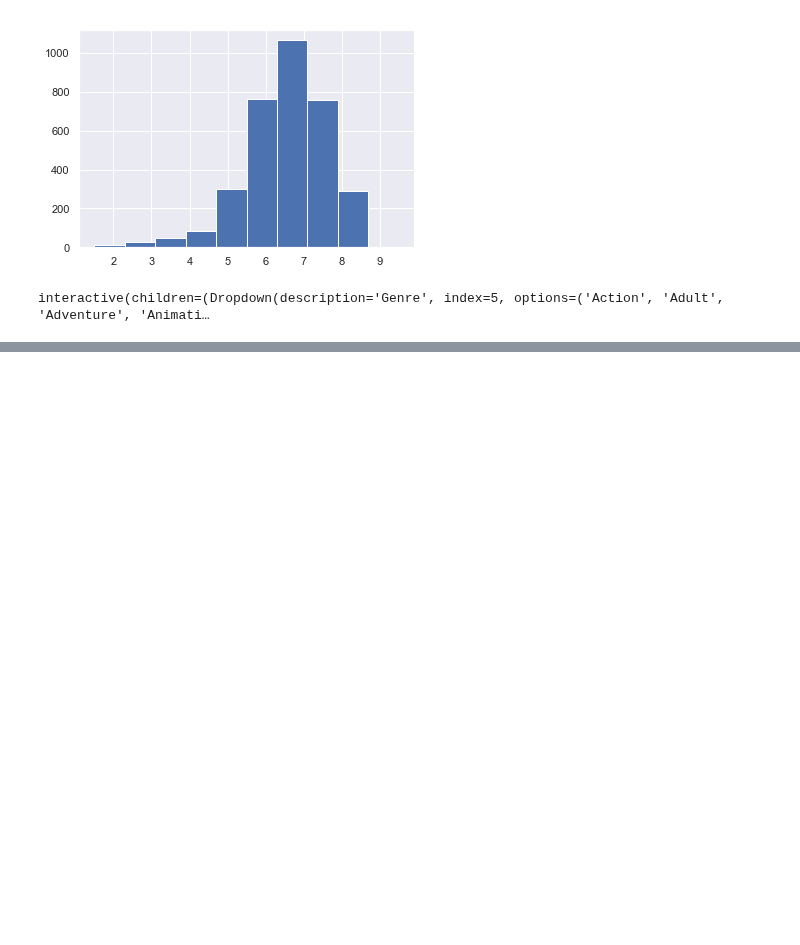
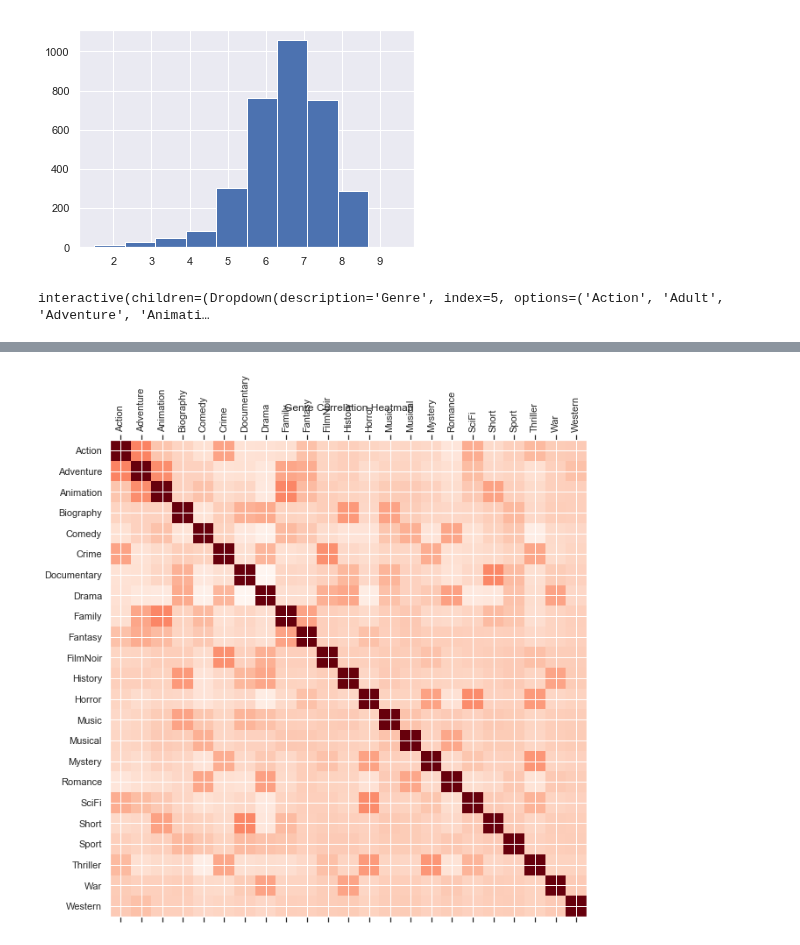
Before and after one commit to NumEconCopenhagen/projects-2019-credible-threats, a Jupyter notebook: dataproject/Data_Project.ipynb, the cells around one changed output, grey strips where cells are left out. Drawn from its saved outputs; the diff is of its cells as text; code cells hidden in the pictures; blank space fills up the shorter version.

```diff
--- a/dataproject/Data_Project.ipynb
+++ b/dataproject/Data_Project.ipynb
@@ -203,0 +210,18 @@ swarm_plot()
+# %%
+# Heat map between genres
+genre_new = ['Action', 'Adventure', 'Animation', 'Biography',
+         'Comedy', 'Crime', 'Documentary', 'Drama', 'Family', 'Fantasy',
+         'FilmNoir', 'History', 'Horror', 'Music', 'Musical',
+         'Mystery', 'Romance', 'SciFi', 'Short', 'Sport', 'Thriller', 'War', 'Western']
+
+
+corr = df[genre_new].corr()
+# print(corr)
+
+fig, ax = plt.subplots(figsize=(10, 10))
+ax.matshow(corr, cmap=plt.cm.Reds)
+plt.title("Genre Correlation Heatmap")
+plt.xticks(range(len(corr.columns)), corr.columns, rotation='vertical');
+plt.yticks(range(len(corr.columns)), corr.columns);
+# %% [output]
+[figure, added]
```
Also changed, not shown: parts of 8 cells of this notebook, 1 other file.
